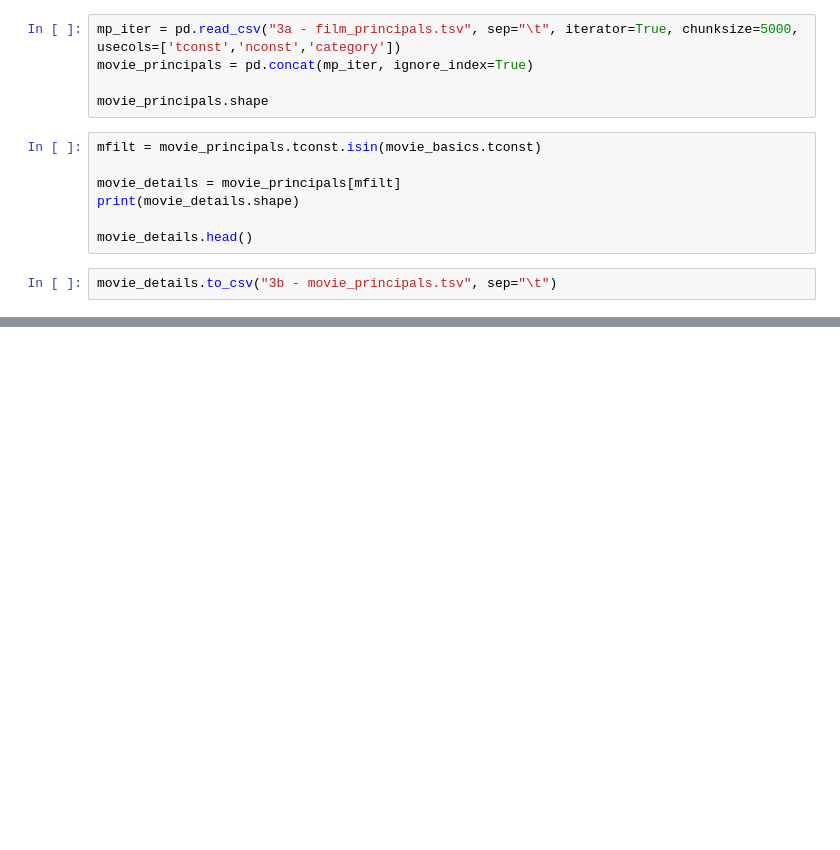
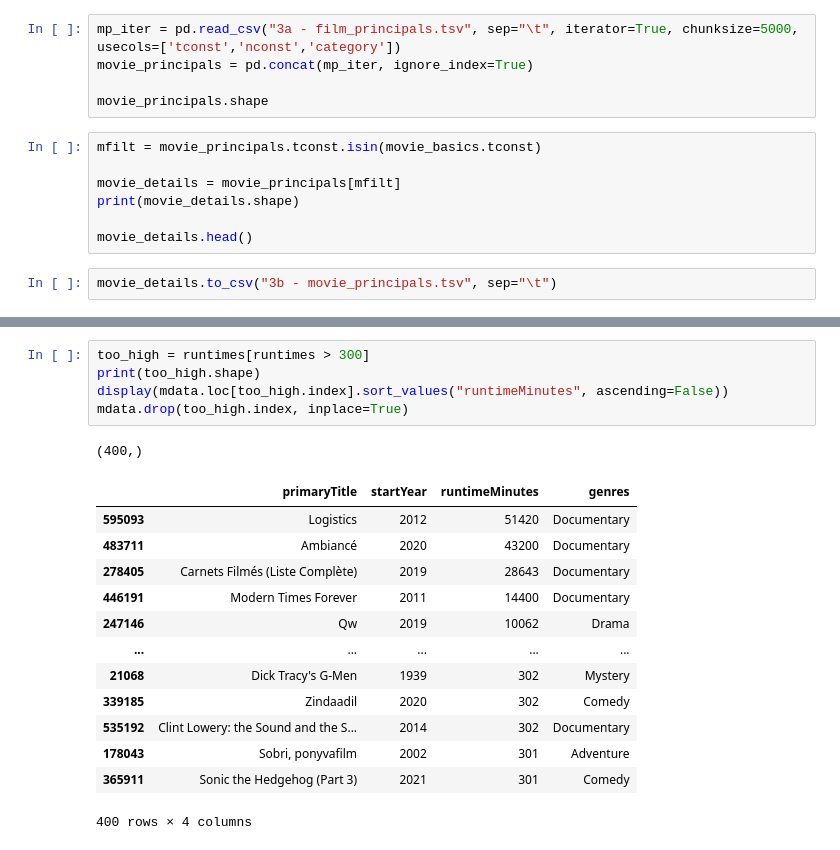
Before and after one commit to mlh86/film_visualizations, a Jupyter notebook: film_visualizations.ipynb, the cells around one changed output, grey strips where cells are left out. Cells and saved outputs as stored; diff of their text form; blank space fills up the shorter version.

```diff
--- a/film_visualizations.ipynb
+++ b/film_visualizations.ipynb
@@ -284,0 +327,20 @@ movie_details.to_csv("3b - movie_principals.tsv", sep="\t")
+# %%
+too_high = runtimes[runtimes > 300]
+print(too_high.shape)
+display(mdata.loc[too_high.index].sort_values("runtimeMinutes", ascending=False))
+mdata.drop(too_high.index, inplace=True)
+# %% [output]
+(400,)
+|  | primaryTitle | startYear | runtimeMinutes | genres |
+| 595093 | Logistics | 2012 | 51420 | Documentary |
+| 483711 | Ambiancé | 2020 | 43200 | Documentary |
+| 278405 | Carnets Filmés (Liste Complète) | 2019 | 28643 | Documentary |
+| 446191 | Modern Times Forever | 2011 | 14400 | Documentary |
+| 247146 | Qw | 2019 | 10062 | Drama |
+| ... | ... | ... | ... | ... |
+| 21068 | Dick Tracy's G-Men | 1939 | 302 | Mystery |
+| 339185 | Zindaadil | 2020 | 302 | Comedy |
+| 535192 | Clint Lowery: the Sound and the S... | 2014 | 302 | Documentary |
+| 178043 | Sobri, ponyvafilm | 2002 | 301 | Adventure |
+| 365911 | Sonic the Hedgehog (Part 3) | 2021 | 301 | Comedy |
+400 rows × 4 columns
```
Also changed, not shown: parts of 7 cells of this notebook.
